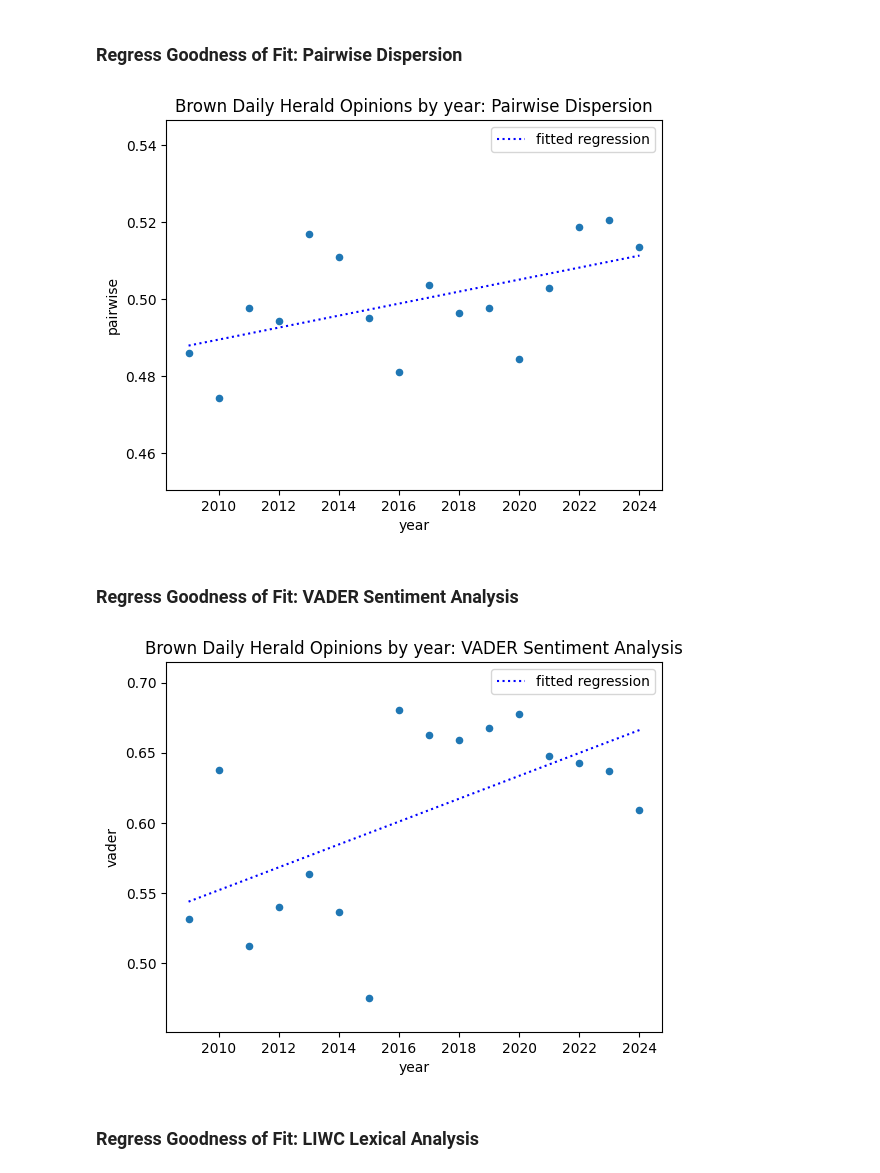
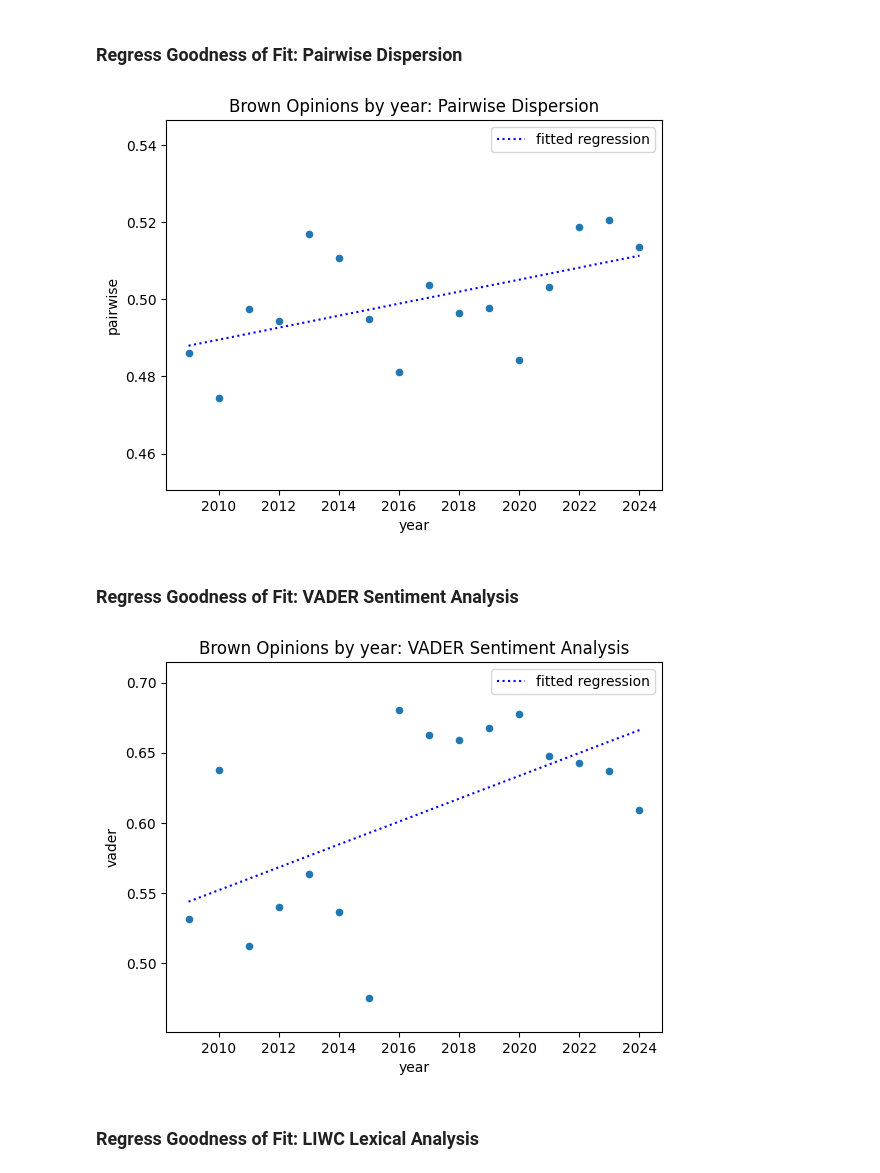
Before and after one commit to theodoremui/diversity-ideas, a Jupyter notebook: notebooks/2024/brown.ipynb, the cells around one changed output. Saved outputs shown, nothing was run; the diff lists cells and outputs as text; code cells hidden in the pictures.

```diff
--- a/notebooks/2024/brown.ipynb
+++ b/notebooks/2024/brown.ipynb
@@ -515,30 +519,30 @@ results_df.plot(x="year", y="pairwise", kind="scatter")
 
 plt.plot(x, intercept + slope*x, 'b:', label='fitted regression')
 
-plt.title("Brown Daily Herald Opinions by year: Pairwise Dispersion")
+plt.title("Brown Opinions by year: Pairwise Dispersion")
 plt.legend(loc='upper right')
 plt.ylim(min(y)*0.95, max(y)*1.05)
 plt.show()
 # %% [output]
-[figure, old version]
+[figure, new version]
 # %% [markdown]
 ### Regress Goodness of Fit: VADER Sentiment Analysis
 # %%
 x = results_df['year']
 y = results_df['vader']
 
 slope, intercept, r_value, p_value, std_err = linregress(x, y)
 
 results_df.plot(x="year", y="vader", kind="scatter")
 
 plt.plot(x, intercept + slope*x, 'b:', label='fitted regression')
 
-plt.title("Brown Daily Herald Opinions by year: VADER Sentiment Analysis")
+plt.title("Brown Opinions by year: VADER Sentiment Analysis")
 plt.legend(loc='upper right')
 plt.ylim(min(y)*0.95, max(y)*1.05)
 plt.show()
 # %% [output]
-[figure, old version]
+[figure, new version]
 # %% [markdown]
 ### Regress Goodness of Fit: LIWC Lexical Analysis
 # %%
```
Also changed, not shown: parts of 13 cells of this notebook, 6 other files.
